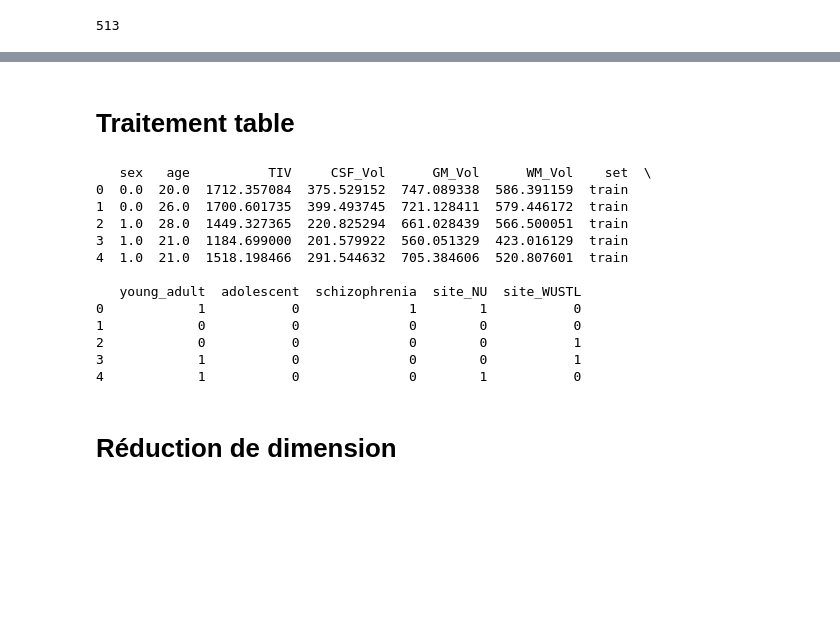
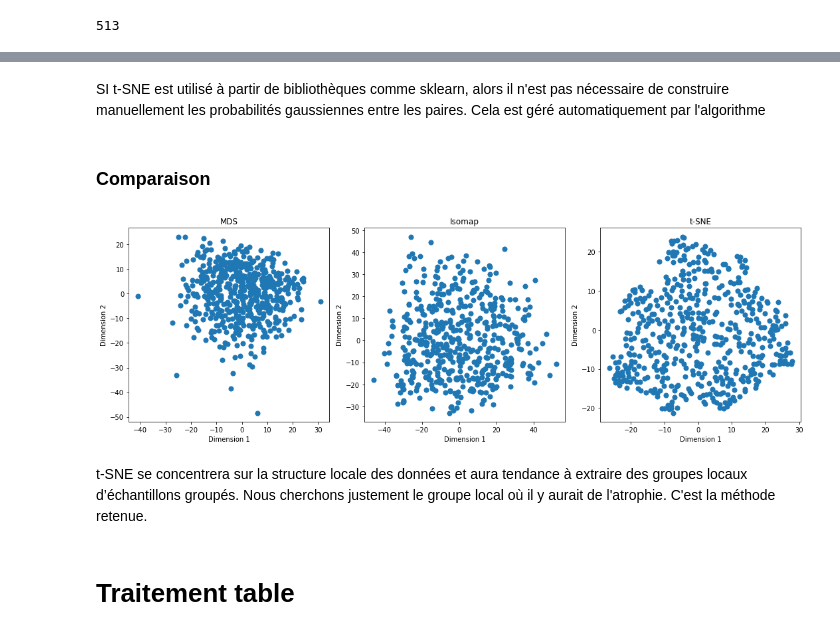
Before and after one commit to lucasvazelle/schizophrenie_matiere_grise, a Jupyter notebook: etape_2_traitement_et_modelisation_table_rois.ipynb, the cells around one changed output, grey strips where cells are left out. Cells and saved outputs as stored; diff of their text form; code cells hidden in the pictures; blank space fills up the shorter version.

```diff
--- a/etape_2_traitement_et_modelisation_table_rois.ipynb
+++ b/etape_2_traitement_et_modelisation_table_rois.ipynb
@@ -46,34 +139,37 @@ len(rois)
+# %% [markdown]
+SI t-SNE est utilisé à partir de bibliothèques comme sklearn, alors il n'est pas nécessaire de construire manuellement les probabilités gaussiennes entre les paires. Cela est géré automatiquement par l'algorithme
+# %%
+def apply_tsne(data, n_components=2, perplexity=30, random_state=0):
+    """Applique t-SNE sur les données."""
+    tsne = TSNE(n_components=n_components, init='pca', random_state=random_state, perplexity=perplexity)
+    return tsne.fit_transform(data)
+# %%
+try:
+     X_tsne = apply_tsne(rois_to_reduce_dimension)
+except KeyboardInterrupt:
+    print("t-SNE interrompu automatiquement.")
+    X_tsne = None
+# %% [markdown]
+### Comparaison
+# %%
+def plot_comparison(data_list, titles, colors=None):
+    """Trace plusieurs projections en parallèle pour comparaison."""
+    fig, axes = plt.subplots(1, len(data_list), figsize=(15, 5))
+    for i, data in enumerate(data_list):
+        axes[i].scatter(data[:, 0], data[:, 1], c=colors, cmap=plt.cm.Spectral, s=50)
+        axes[i].set_title(titles[i])
+        axes[i].set_xlabel("Dimension 1")
+        axes[i].set_ylabel("Dimension 2")
+    plt.tight_layout()
+    plt.show()
+# %%
+if X_tsne is not None:
+        plot_comparison([X_mds, X_isomap, X_tsne], ["MDS", "Isomap", "t-SNE"])
+else:
+        plot_comparison([X_mds, X_isomap], ["MDS", "Isomap"])
+# %% [output]
+[figure, added]
+# %% [markdown]
+t-SNE se concentrera sur la structure locale des données et aura tendance à extraire des groupes locaux d’échantillons groupés. Nous cherchons justement le groupe local où il y aurait de l'atrophie. C'est la méthode retenue.
 # %% [markdown]
 # Traitement table
-# %%
-
-# Supprimer les colonnes "session", "study", "participant_id"
-participants_traitee= participants.drop(columns=["session", "study", "participant_id"])
-
-# Créer une nouvelle colonne binaire pour les adolescents et jeunes adultes
-participants_traitee["young_adult"] = participants_traitee["age"].apply(lambda x: 1 if x <= 25 and  x >= 18 else 0)
-participants_traitee["adolescent"] = participants_traitee["age"].apply(lambda x: 1 if x < 18 and  x >= 10 else 0)
-
-# Binariser la variable "diagnosis" : 1 si "schizophrenia", 0 sinon
-participants_traitee["schizophrenia"] = participants_traitee["diagnosis"].apply(lambda x: 1 if x == "schizophrenia" else 0)
-participants_traitee= participants_traitee.drop(columns=["diagnosis"])
-
-#Encodage de "site" en variables indicatrices (dummy variables)
-participants_traitee = pd.get_dummies(participants_traitee, columns=["site"], drop_first=True)
-
-
-print(participants_traitee.head())
-# %% [output]
-   sex   age          TIV     CSF_Vol      GM_Vol      WM_Vol    set  \
-0  0.0  20.0  1712.357084  375.529152  747.089338  586.391159  train
-1  0.0  26.0  1700.601735  399.493745  721.128411  579.446172  train
-2  1.0  28.0  1449.327365  220.825294  661.028439  566.500051  train
-3  1.0  21.0  1184.699000  201.579922  560.051329  423.016129  train
-4  1.0  21.0  1518.198466  291.544632  705.384606  520.807601  train
-
-   young_adult  adolescent  schizophrenia  site_NU  site_WUSTL
-0            1           0              1        1           0
-1            0           0              0        0           0
-2            0           0              0        0           1
-3            1           0              0        0           1
-4            1           0              0        1           0
@@ -82,2 +175,0 @@ rois_to_reduce_dimension = rois.loc[:, 'l3thVen_GM_Vol':]
-# %% [markdown]
-# Réduction de dimension
```
Also changed, not shown: parts of 58 cells of this notebook, 1 other file.
